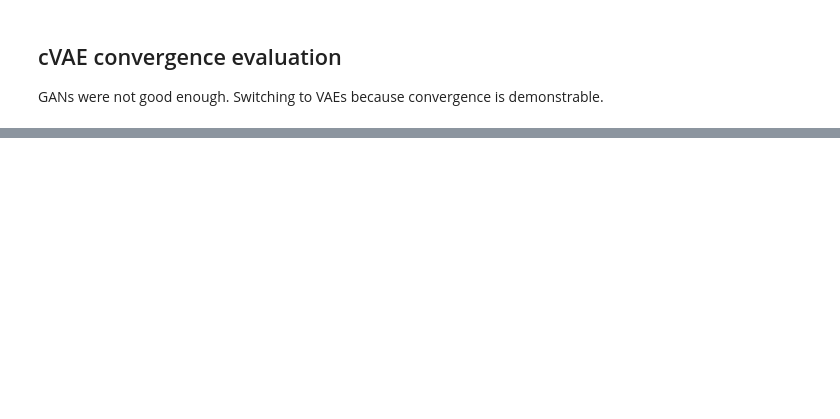
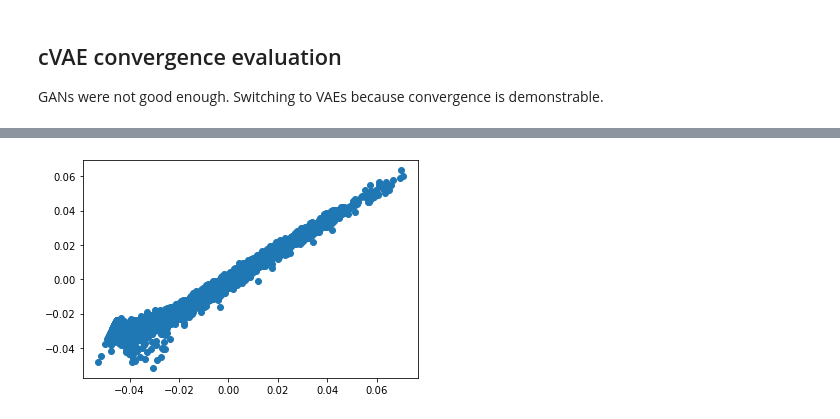
Before and after one commit to wdurno/rl-hypothesis-1, a Jupyter notebook: notebooks/cvae-analysis.ipynb, the cells around one changed output, grey strips where cells are left out. Drawn from its saved outputs; the diff is of its cells as text; code cells hidden in the pictures; blank space fills up the shorter version.

```diff
--- a/notebooks/cvae-analysis.ipynb
+++ b/notebooks/cvae-analysis.ipynb
@@ -74,0 +101,4 @@ hist(x.flatten(), range=(-2, 2))
+# %%
+scatter(cvae_embedding_sample[:,0], cvae_embedding_sample[:,1])
+# %% [output]
+[figure, added]
```
Also changed, not shown: parts of 15 cells of this notebook, 2 other files.
